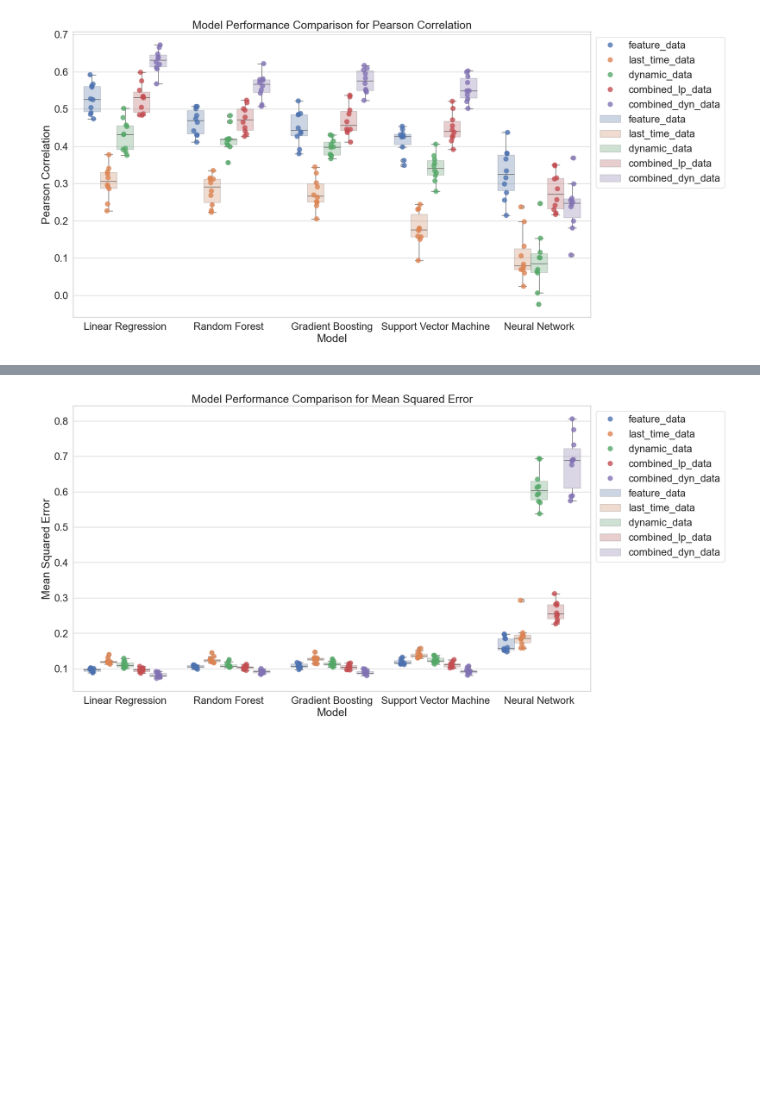
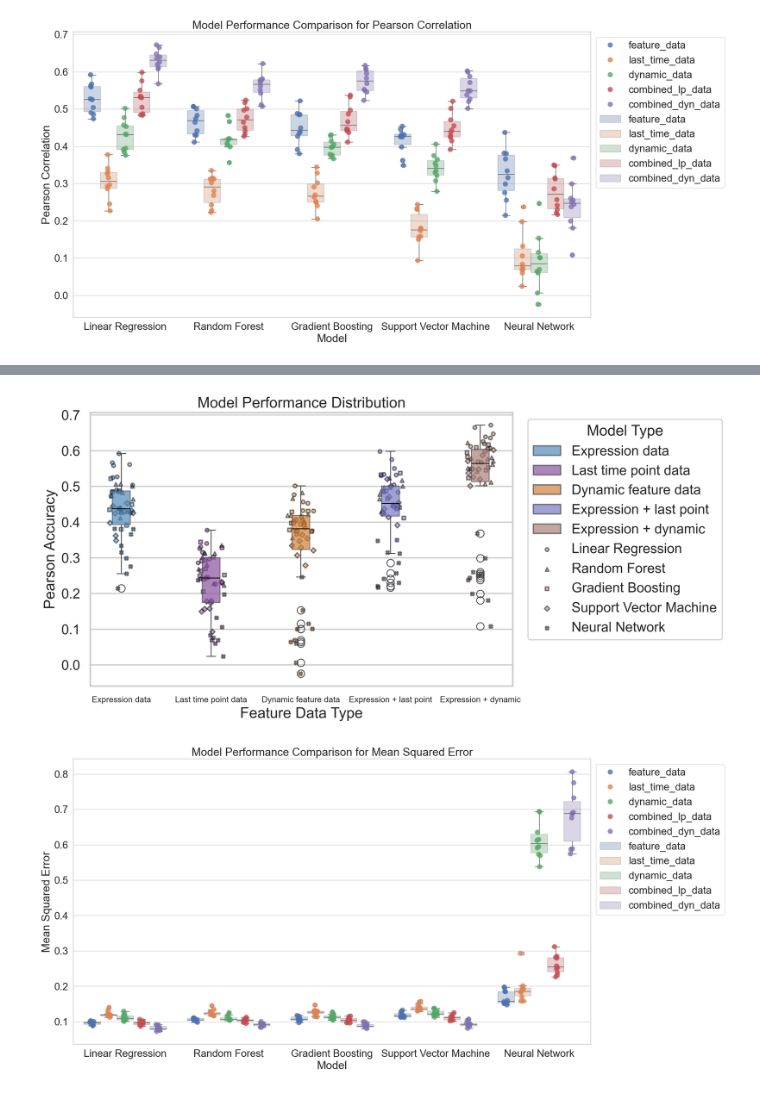
Before and after one commit to AnEvilBurrito/new-peak-project, a Jupyter notebook: src/notebooks/exp/exp12_drug_model_8.ipynb, the cells around one changed output, grey strips where cells are left out. Cells and saved outputs as stored; diff of their text form; code cells hidden in the pictures; blank space fills up the shorter version.

Commit message:
improved visuals

```diff
--- a/src/notebooks/exp/exp12_drug_model_8.ipynb
+++ b/src/notebooks/exp/exp12_drug_model_8.ipynb
@@ -582,3 +582,8 @@ if save_figures:
     print('Metric data saved to:', experiment_folder+'metric_df.pkl')
 # %% [output]
 Metric data saved to: G:\My Drive\DAWSON PHD PROJECT\Biomarker Data Repository\data\new-peak-project\experiments/exp12_ground_truth_v5_5__50/metric_df.pkl
+# %%
+# load the metric data
+import pandas as pd
+metric_df = pd.read_pickle(experiment_folder+'metric_df.pkl')
+print('Metric data loaded from:', experiment_folder+'metric_df.pkl')
@@ -608,3 +618,97 @@ if save_figures:
 plt.show()
 # %% [output]
 [figure]
+# %%
+import matplotlib.pyplot as plt
+import seaborn as sns
+import matplotlib
+import numpy as np
+
+# Define custom markers for each model
+model_markers = {
+    'Linear Regression': 'o',
+    'Random Forest': '^',
+    'Gradient Boosting': 's',
+    'Support Vector Machine': 'D',
+    'Neural Network': 'X'
+}
+
+# Color map for feature data types
+color_map = {
+    'Expression data': '#428bca',
+    'Last time point data': '#8e44ad',
+    'Dynamic feature data': '#e67e22',
+    'Expression + last point': '#6b6fcf',
+    'Expression + dynamic': '#b07c6f'
+}
+
+# Preprocess data
+plot_data = metric_df.copy()
+plot_data['Feature Data'] = plot_data['Feature Data'].replace({
+    'feature_data': 'Expression data',
+    'last_time_data': 'Last time point data',
+    'dynamic_data': 'Dynamic feature data',
+    'combined_lp_data': 'Expression + last point',
+    'combined_dyn_data': 'Expression + dynamic',
+    'combined expression + last time point': 'Expression + last point',
+    'combined expression + dynamic feature': 'Expression + dynamic'
+})
+
+
+# Get consistent order for feature types
+feature_order = list(color_map.keys())
+
+# Plot setup
+plt.figure(figsize=(12, 6), dpi=300)
+sns.set_context("talk", font_scale=1)
+sns.set_style("whitegrid")
+matplotlib.rcParams['font.family'] = 'Arial'
+
+# Boxplot
+ax = sns.boxplot(
+    data=plot_data,
+    x='Feature Data',
+    y='Pearson Correlation',
+    hue='Feature Data',            # Explicitly assign hue
+    palette=color_map,
+    width=0.2,
+    showcaps=True,
+    boxprops={'alpha': 0.7},
+    medianprops={'color': 'black'},
+    legend=True                   # Suppress duplicate legend
+)
+
+# Overlay points with custom markers per model
+x_positions = {cat: i for i, cat in enumerate(feature_order)}
+
+for model_name, marker in model_markers.items():
+    subset = plot_data[plot_data['Model'] == model_name]
+    for _, row in subset.iterrows():
+        x = x_positions[row['Feature Data']] + np.random.uniform(-0.15, 0.15)
+        y = row['Pearson Correlation']
+        ax.scatter(x, y,
+                   color=color_map[row['Feature Data']],
+                   marker=marker,
+                   s=20,
+                   edgecolor='black',
+                   alpha=0.5,
+                   label=model_name)
+
+# De-duplicate model legend
+handles, labels = ax.get_legend_handles_labels()
+unique = dict(zip(labels, handles))
+ax.legend(unique.values(), unique.keys(), title="Model Type", bbox_to_anchor=(1.02, 1), loc='upper left')
+
+# Axis styling
+plt.title('Model Performance Distribution')
+plt.xlabel('Feature Data Type')
+plt.ylabel('Pearson Accuracy')
+plt.xticks(rotation=0, fontsize=10)
+plt.tight_layout()
+
+if save_figures:
+    plt.savefig(experiment_folder + 'Boxplot_with_model_shapes.png')
+    print('Model performance box plot saved to:', experiment_folder + 'Boxplot_with_model_shapes.png')
+
+plt.show()
+# %% [output]
@@ -611,3 +716,4 @@ plt.show()
+[figure, added]
 # %%
 # create box plots for each model type and feature data type, plot for pearson correlation
 
```
Also changed, not shown: parts of 5 cells of this notebook, 8 other files.
